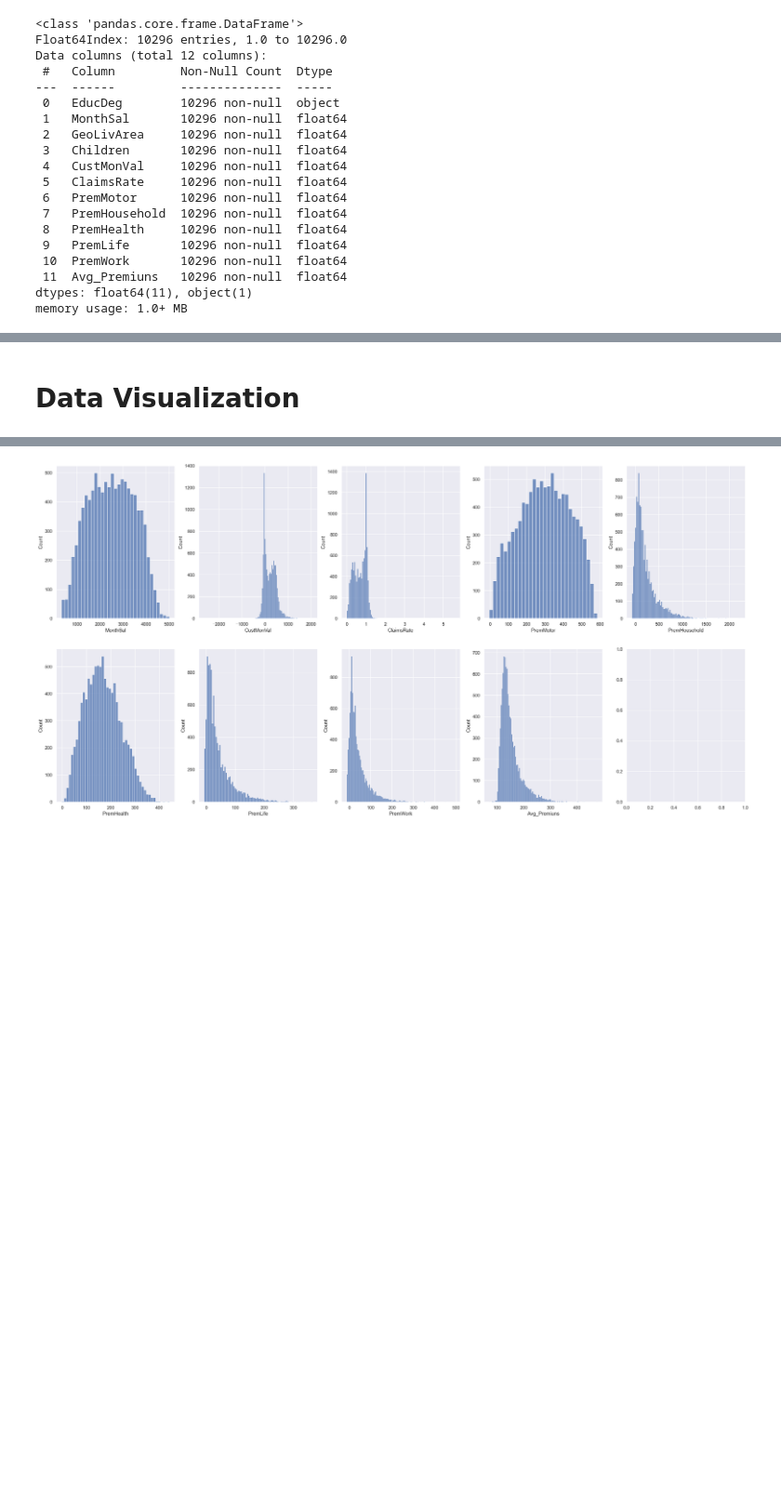
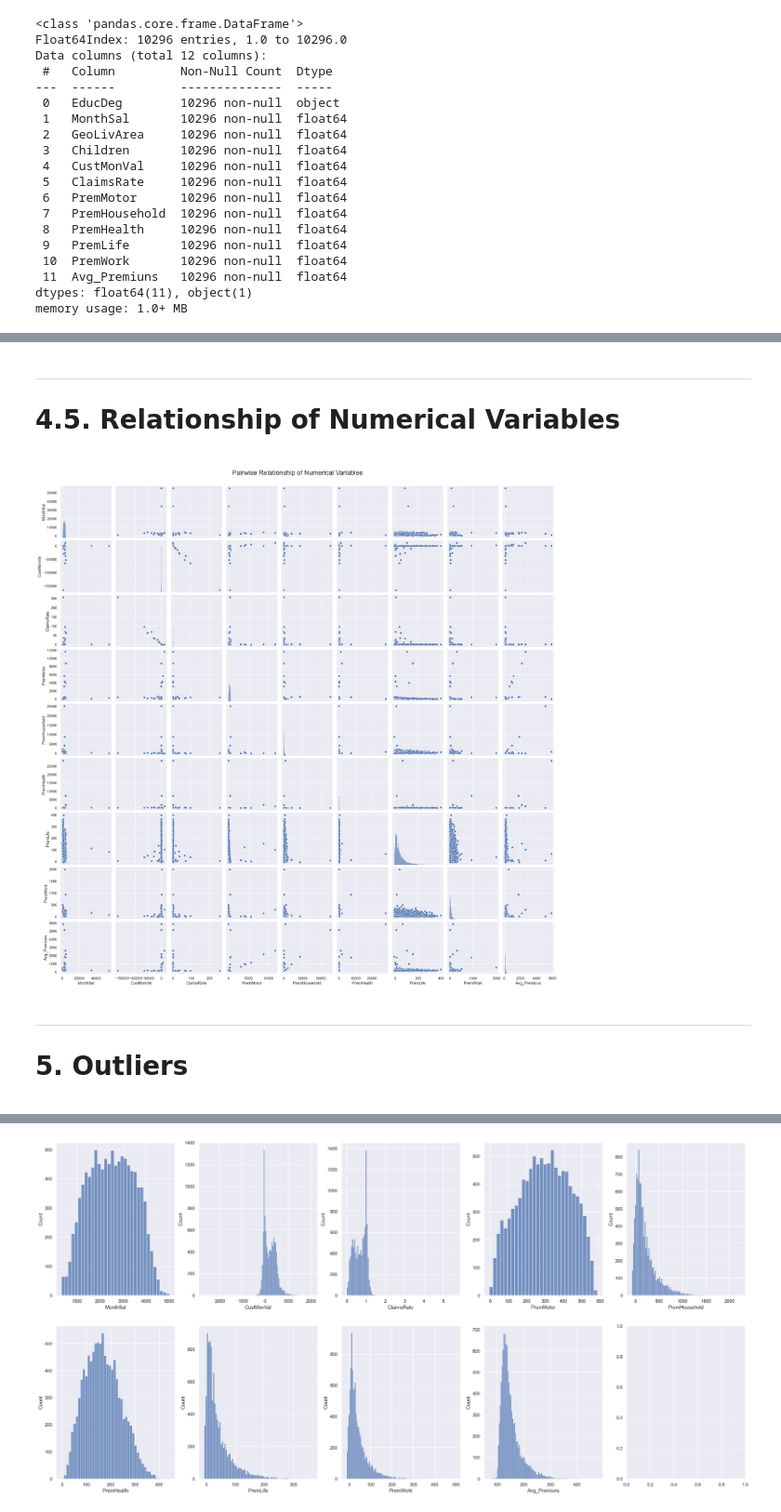
Before and after one commit to TJordao/Project_Data_Mining_2021, a Jupyter notebook: Project_Tomás_Jordão.ipynb, the cells around one changed output, grey strips where cells are left out. Shown at 93% size. Saved outputs shown, nothing was run; the diff lists cells and outputs as text; code cells hidden in the pictures; blank space fills up the shorter version.

```diff
--- a/Project_Tomás_Jordão.ipynb
+++ b/Project_Tomás_Jordão.ipynb
@@ -334,2 +410,21 @@ df.describe(include = 'all').T
 # %% [markdown]
-# Data Visualization
+<hr>
+<a class="anchor" id="relationbetweenvars">
+
+# 4.5. Relationship of Numerical Variables
+
+</a>
+# %%
+# Pairwise Relationship of Numerical Variables
+sns.set()
+
+# Setting pairplot
+sns.pairplot(df[metric_features], diag_kind="hist")
+
+# Layout
+plt.subplots_adjust(top=0.95)
+plt.suptitle("Pairwise Relationship of Numerical Variables", fontsize=20)
+
+plt.show()
+# %% [output]
+[figure, added]
@@ -335,0 +443,7 @@ df.describe(include = 'all').T
+# %% [markdown]
+<hr>
+<a class="anchor" id="outliers">
+
+# 5. Outliers
+
+</a>
```
Also changed, not shown: parts of 46 cells of this notebook.
